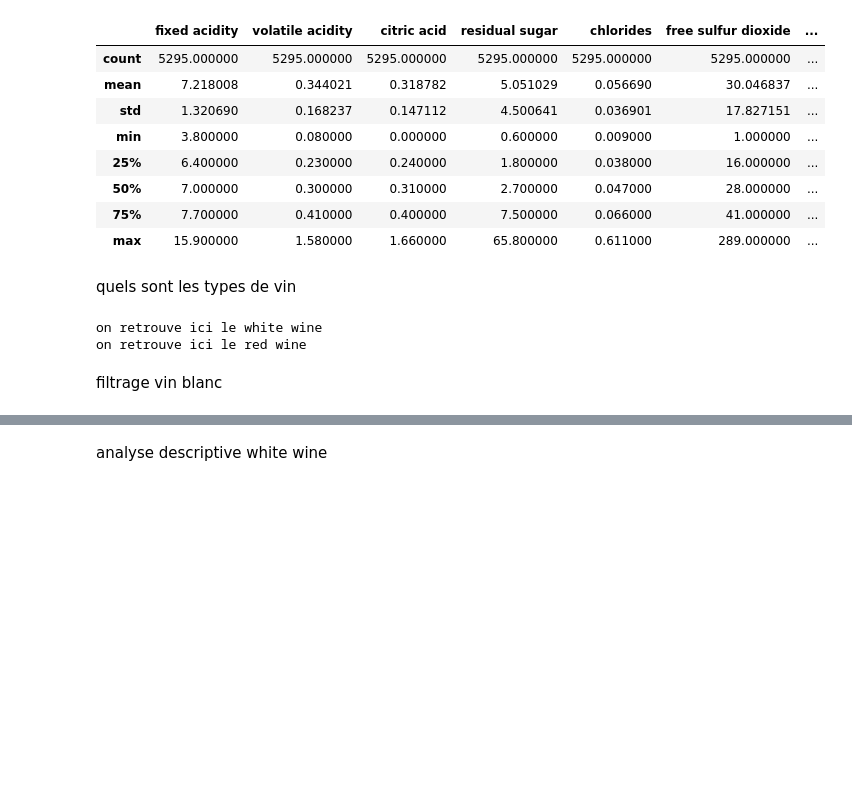
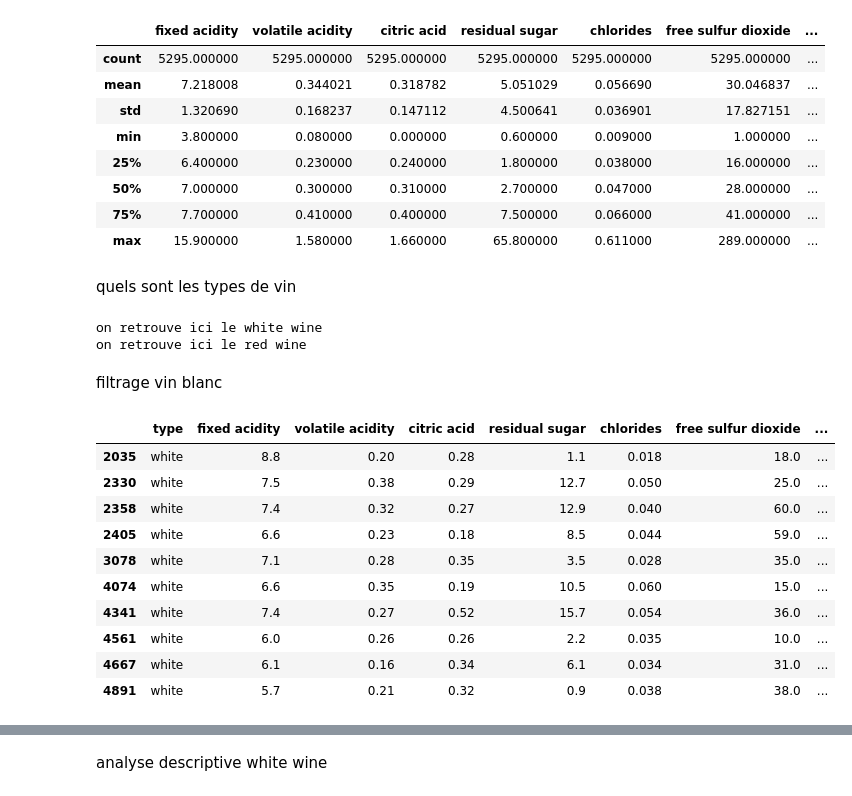
Before and after one commit to h3joseph/test_github_page_joseph, a Jupyter notebook: backup_4.ipynb, the cells around one changed output, grey strips where cells are left out. Cells and saved outputs as stored; diff of their text form; code cells hidden in the pictures; blank space fills up the shorter version.

```diff
--- a/backup_4.ipynb
+++ b/backup_4.ipynb
@@ -80,3 +82,16 @@ on retrouve ici le red wine
 filtrage vin blanc
 # %%
 dfw = df[df['type']== "white"]
+dfw.sample(10).sort_index()
+# %% [output]
+|  | type | fixed acidity | volatile acidity | citric acid | residual sugar | chlorides | free sulfur dioxide | ... |
+| 2035 | white | 8.8 | 0.20 | 0.28 | 1.1 | 0.018 | 18.0 | ... |
+| 2330 | white | 7.5 | 0.38 | 0.29 | 12.7 | 0.050 | 25.0 | ... |
+| 2358 | white | 7.4 | 0.32 | 0.27 | 12.9 | 0.040 | 60.0 | ... |
+| 2405 | white | 6.6 | 0.23 | 0.18 | 8.5 | 0.044 | 59.0 | ... |
+| 3078 | white | 7.1 | 0.28 | 0.35 | 3.5 | 0.028 | 35.0 | ... |
+| 4074 | white | 6.6 | 0.35 | 0.19 | 10.5 | 0.060 | 15.0 | ... |
+| 4341 | white | 7.4 | 0.27 | 0.52 | 15.7 | 0.054 | 36.0 | ... |
+| 4561 | white | 6.0 | 0.26 | 0.26 | 2.2 | 0.035 | 10.0 | ... |
+| 4667 | white | 6.1 | 0.16 | 0.34 | 6.1 | 0.034 | 31.0 | ... |
+| 4891 | white | 5.7 | 0.21 | 0.32 | 0.9 | 0.038 | 38.0 | ... |
```
Also changed, not shown: parts of 17 cells of this notebook.
